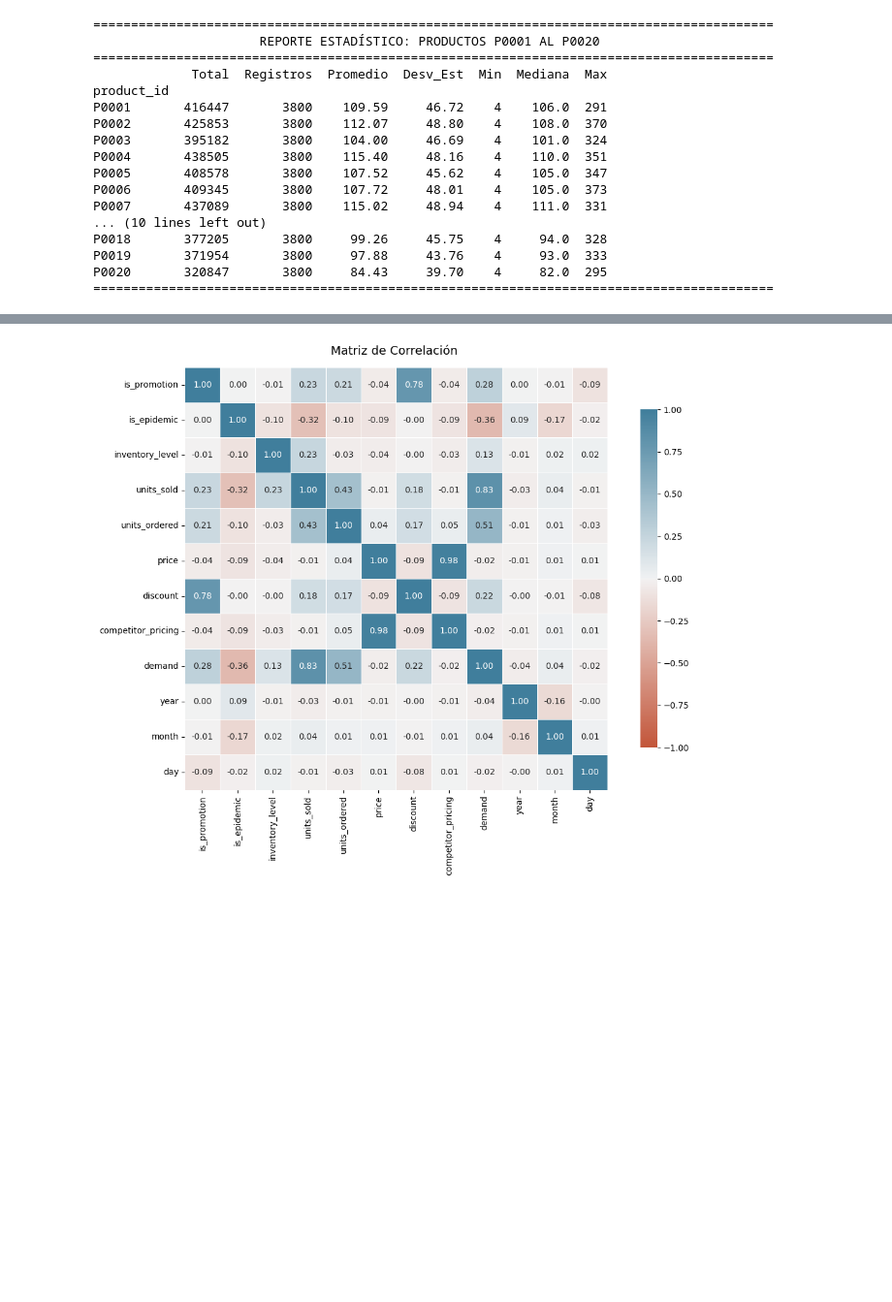
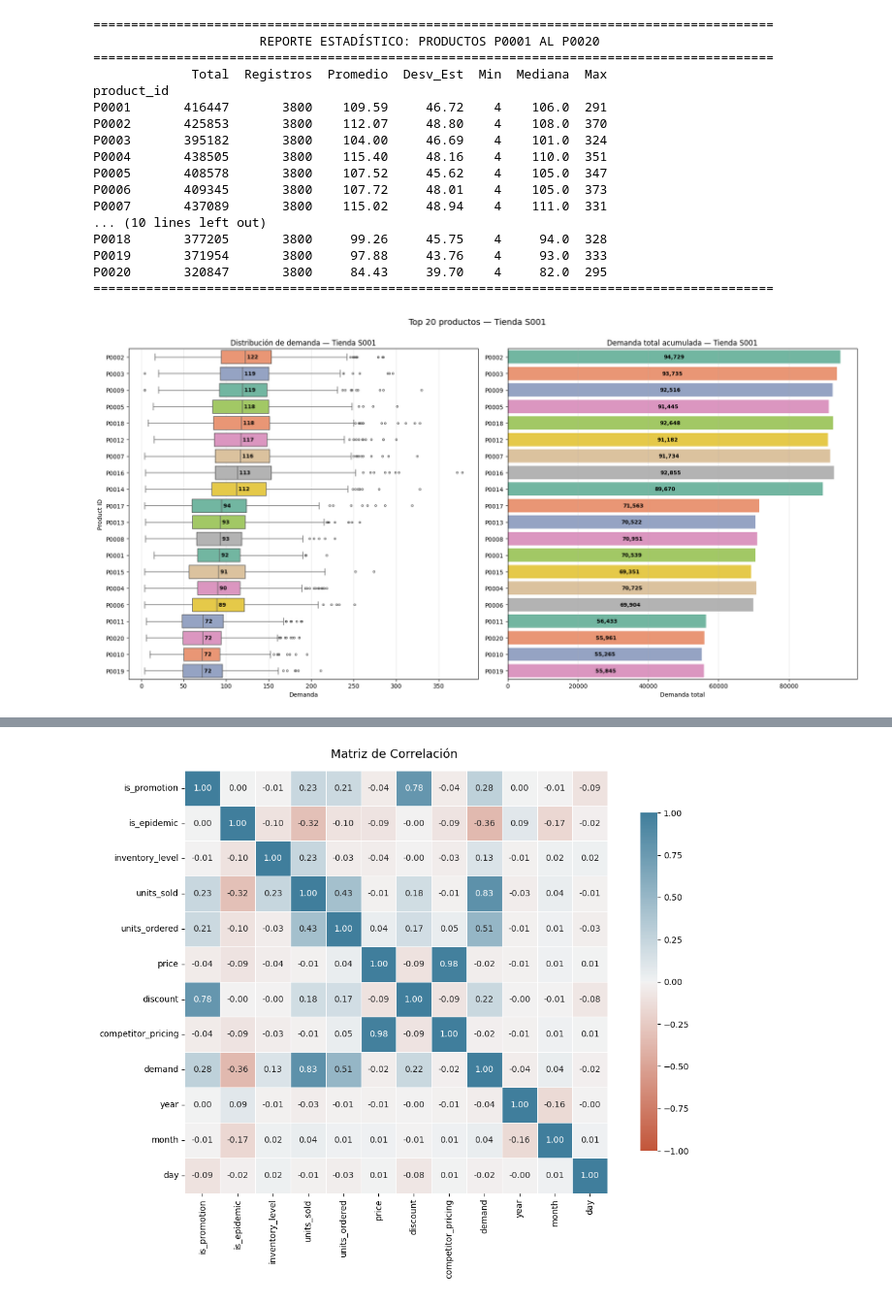
Before and after one commit to diegorod14/20261_Business_Predictive_Analytics, a Jupyter notebook: Proyecto.ipynb, the cells around one changed output, grey strips where cells are left out. Shown at 97% size. Saved outputs shown, nothing was run; the diff lists cells and outputs as text; code cells hidden in the pictures; blank space fills up the shorter version.

```diff
--- a/Proyecto.ipynb
+++ b/Proyecto.ipynb
@@ -800,3 +807,48 @@ P0018       377205       3800     99.26     45.75    4     94.0  328
 P0019       371954       3800     97.88     43.76    4     93.0  333
 P0020       320847       3800     84.43     39.70    4     82.0  295
 ==========================================================================================
+# %%
+store = 'S001'
+df_store = df[df['store_id'] == store]
+
+top20 = (df_store.groupby('product_id')['demand']
+         .median().sort_values(ascending=False).head(20).index)
+df_top = df_store[df_store['product_id'].isin(top20)]
+
+fig, axes = plt.subplots(1, 2, figsize=(18, 9))
+
+sns.boxplot(data=df_top, x='demand', y='product_id',
+            hue='product_id', palette='Set2', legend=False,
+            order=top20, ax=axes[0], fliersize=3)
+axes[0].set_title(f'Distribución de demanda — Tienda {store}', fontsize=12)
+axes[0].set_xlabel('Demanda')
+axes[0].set_ylabel('Product ID')
+axes[0].grid(axis='x', alpha=0.3)
+
+medians = df_top.groupby('product_id')['demand'].median().reindex(top20)
+for i, (prod, med) in enumerate(medians.items()):
+    axes[0].text(med, i, f' {med:.0f}',
+                 va='center', ha='left',
+                 fontsize=9, fontweight='bold', color='black')
+
+total_demand = df_top.groupby('product_id')['demand'].sum().reindex(top20)
+sns.barplot(x=total_demand.values, y=total_demand.index,
+            hue=total_demand.index, palette='Set2', legend=False,
+            ax=axes[1])
+axes[1].set_title(f'Demanda total acumulada — Tienda {store}', fontsize=12)
+axes[1].set_xlabel('Demanda total')
+axes[1].set_ylabel('')
+axes[1].grid(axis='x', alpha=0.3)
+
+for i, val in enumerate(total_demand.values):
+    axes[1].text(val / 2, i, f'{val:,.0f}',
+                 va='center', ha='center',
+                 fontsize=9, fontweight='bold', color='black')
+
+axes[1].set_xlim(0, total_demand.max() * 1.05)
+
+plt.suptitle(f'Top 20 productos — Tienda {store}', fontsize=14, y=1.00)
+plt.tight_layout()
+plt.show()
+# %% [output]
+[figure, added]
```
Also changed, not shown: parts of 8 cells of this notebook, 2 other files.
